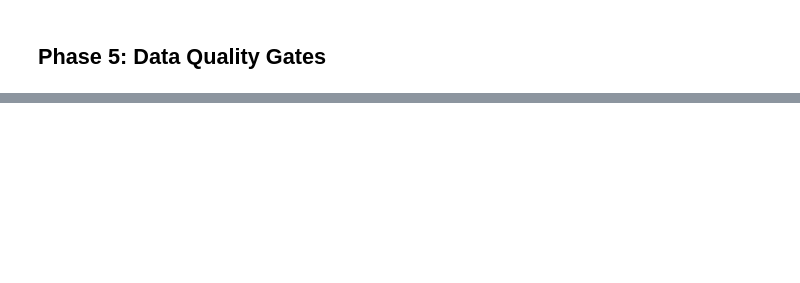
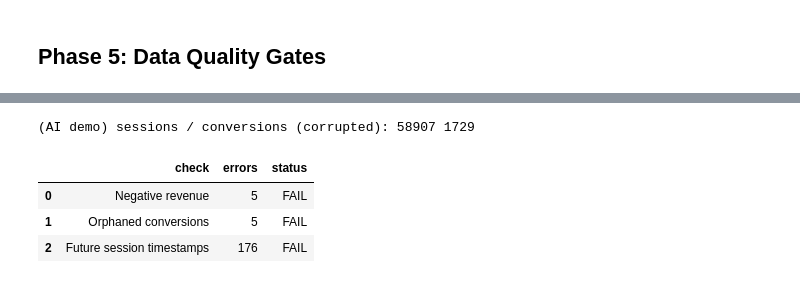
Before and after one commit to AndrewMichael2020/markettech-demo, a Jupyter notebook: markettech_workshop.ipynb, the cells around one changed output, grey strips where cells are left out. Saved outputs shown, nothing was run; the diff lists cells and outputs as text; code cells hidden in the pictures; blank space fills up the shorter version.

```diff
--- a/markettech_workshop.ipynb
+++ b/markettech_workshop.ipynb
@@ -167,0 +379,18 @@ run_quality_checks(con)
+# %%
+# Fresh corrupted copy starting from the original clean stream for AI demo
+df_sess_bad, df_conv_bad = inject_corruption(df_sess, df_conv)
+print("(AI demo) sessions / conversions (corrupted):", len(df_sess_bad), len(df_conv_bad))
+
+# Register corrupted tables for AI cleaning demo
+con_bad = duckdb.connect(database=":memory:")
+con_bad.register("raw_sessions", df_sess_bad)
+con_bad.register("raw_conversions", df_conv_bad)
+con_bad.register("dim_channels", df_chan)
+
+run_quality_checks(con_bad)
+# %% [output]
+(AI demo) sessions / conversions (corrupted): 58907 1729
+|  | check | errors | status |
+| 0 | Negative revenue | 5 | FAIL |
+| 1 | Orphaned conversions | 5 | FAIL |
+| 2 | Future session timestamps | 176 | FAIL |
```
Also changed, not shown: parts of 14 cells of this notebook, 1 other file.
